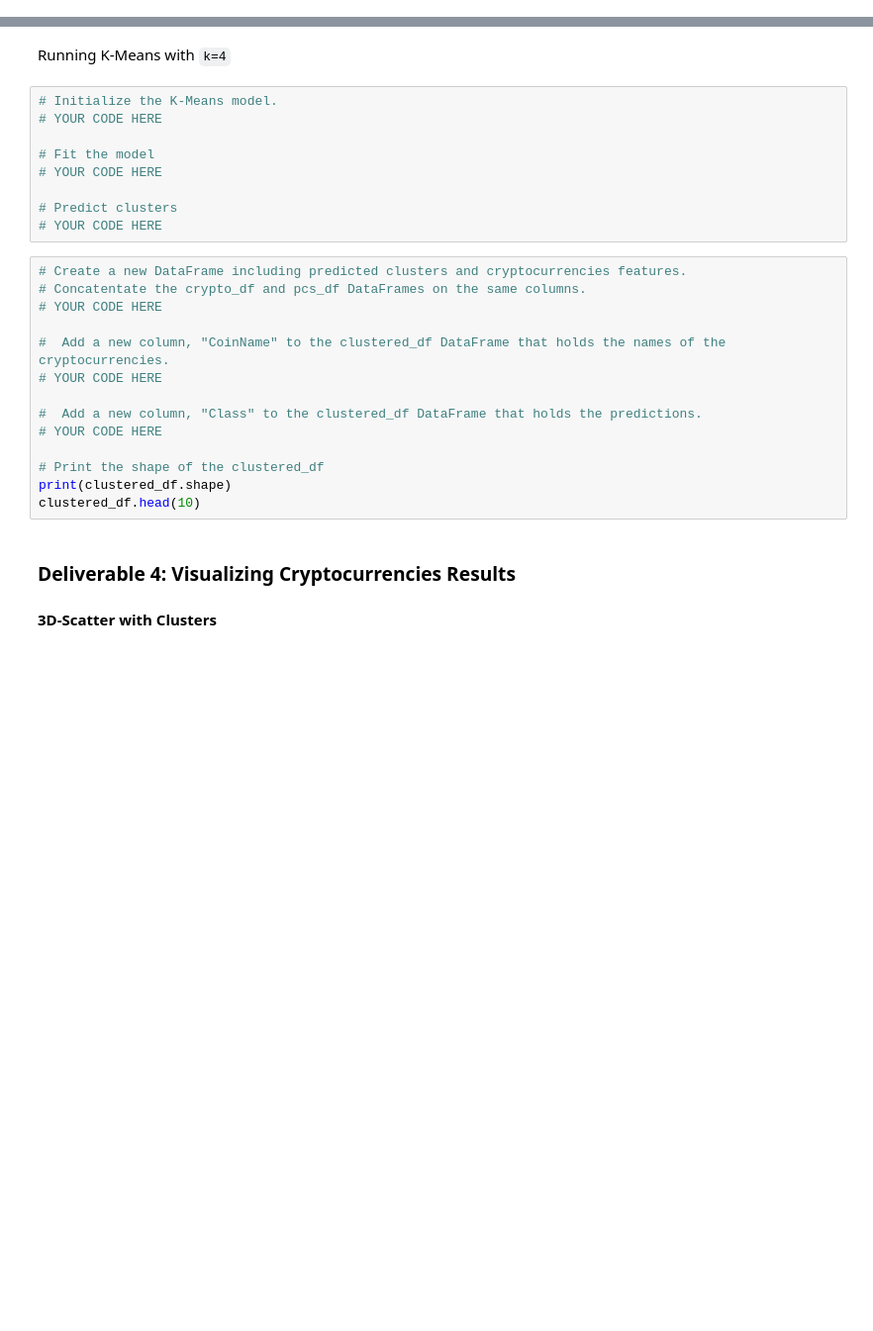
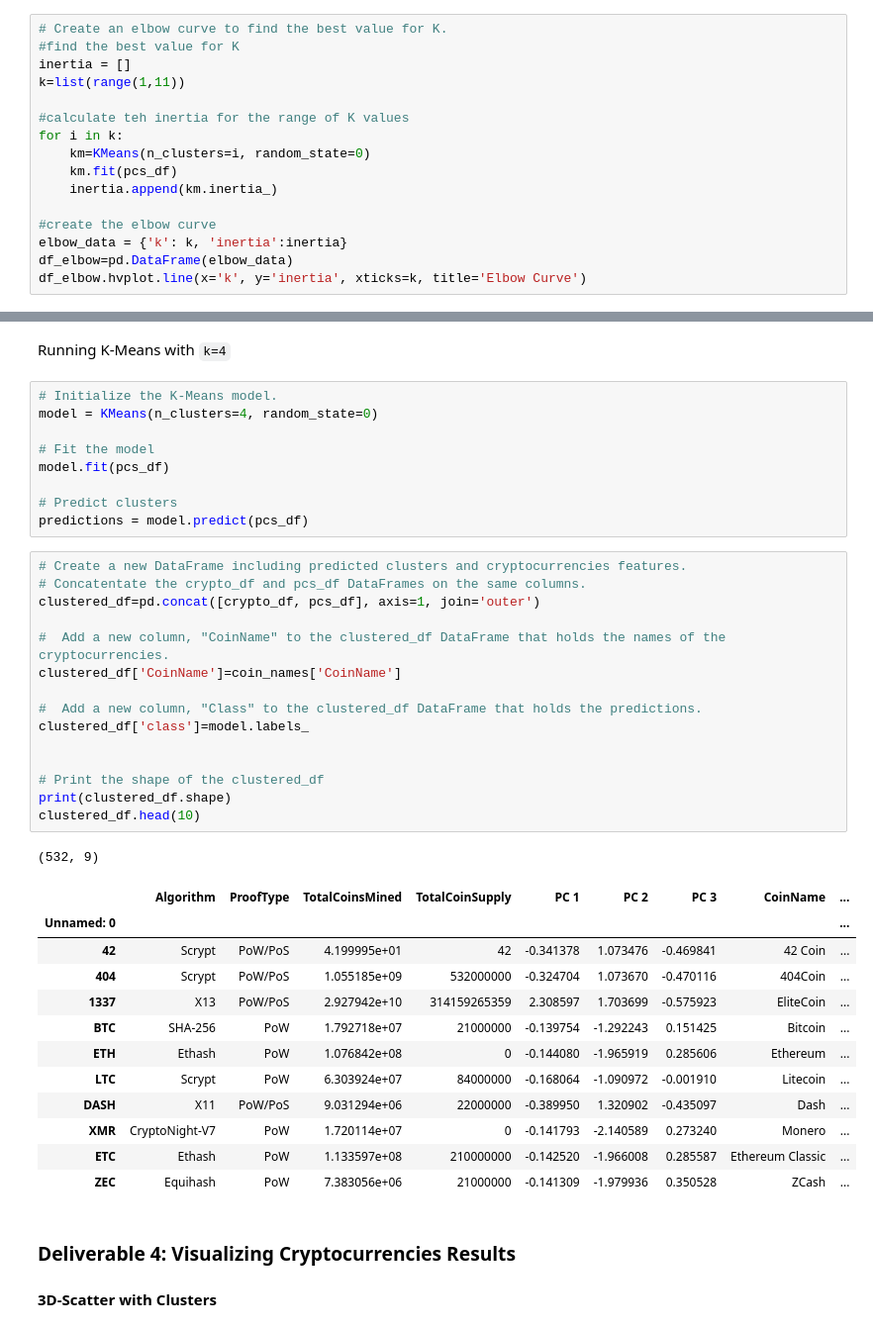
Before and after one commit to leah-braswell/Cryptocurrencies, a Jupyter notebook: crypto_clustering.ipynb, the cells around one changed output, grey strips where cells are left out. Shown at 99% size. Saved outputs shown, nothing was run; the diff lists cells and outputs as text; blank space fills up the shorter version.

```diff
--- a/crypto_clustering.ipynb
+++ b/crypto_clustering.ipynb
@@ -205,0 +203,16 @@ pcs_df.head()
+# %%
+# Create an elbow curve to find the best value for K.
+#find the best value for K
+inertia = []
+k=list(range(1,11))
+
+#calculate teh inertia for the range of K values
+for i in k:
+    km=KMeans(n_clusters=i, random_state=0)
+    km.fit(pcs_df)
+    inertia.append(km.inertia_)
+
+#create the elbow curve
+elbow_data = {'k': k, 'inertia':inertia}
+df_elbow=pd.DataFrame(elbow_data)
+df_elbow.hvplot.line(x='k', y='inertia', xticks=k, title='Elbow Curve')
@@ -207,27 +222,42 @@ pcs_df.head()
 Running K-Means with `k=4`
 # %%
 # Initialize the K-Means model.
-# YOUR CODE HERE
+model = KMeans(n_clusters=4, random_state=0)
 
 # Fit the model
-# YOUR CODE HERE
+model.fit(pcs_df)
 
 # Predict clusters
-# YOUR CODE HERE
+predictions = model.predict(pcs_df)
 # %%
 # Create a new DataFrame including predicted clusters and cryptocurrencies features.
 # Concatentate the crypto_df and pcs_df DataFrames on the same columns.
-# YOUR CODE HERE
+clustered_df=pd.concat([crypto_df, pcs_df], axis=1, join='outer')
 
 #  Add a new column, "CoinName" to the clustered_df DataFrame that holds the names of the cryptocurrencies.
-# YOUR CODE HERE
+clustered_df['CoinName']=coin_names['CoinName']
 
 #  Add a new column, "Class" to the clustered_df DataFrame that holds the predictions.
-# YOUR CODE HERE
+clustered_df['class']=model.labels_
+
 
 # Print the shape of the clustered_df
 print(clustered_df.shape)
 clustered_df.head(10)
+# %% [output]
+(532, 9)
+|  | Algorithm | ProofType | TotalCoinsMined | TotalCoinSupply | PC 1 | PC 2 | PC 3 | CoinName | ... |
+| Unnamed: 0 |  |  |  |  |  |  |  |  | ... |
+| 42 | Scrypt | PoW/PoS | 4.199995e+01 | 42 | -0.341378 | 1.073476 | -0.469841 | 42 Coin | ... |
+| 404 | Scrypt | PoW/PoS | 1.055185e+09 | 532000000 | -0.324704 | 1.073670 | -0.470116 | 404Coin | ... |
+| 1337 | X13 | PoW/PoS | 2.927942e+10 | 314159265359 | 2.308597 | 1.703699 | -0.575923 | EliteCoin | ... |
+| BTC | SHA-256 | PoW | 1.792718e+07 | 21000000 | -0.139754 | -1.292243 | 0.151425 | Bitcoin | ... |
+| ETH | Ethash | PoW | 1.076842e+08 | 0 | -0.144080 | -1.965919 | 0.285606 | Ethereum | ... |
+| LTC | Scrypt | PoW | 6.303924e+07 | 84000000 | -0.168064 | -1.090972 | -0.001910 | Litecoin | ... |
+| DASH | X11 | PoW/PoS | 9.031294e+06 | 22000000 | -0.389950 | 1.320902 | -0.435097 | Dash | ... |
+| XMR | CryptoNight-V7 | PoW | 1.720114e+07 | 0 | -0.141793 | -2.140589 | 0.273240 | Monero | ... |
+| ETC | Ethash | PoW | 1.133597e+08 | 210000000 | -0.142520 | -1.966008 | 0.285587 | Ethereum Classic | ... |
+| ZEC | Equihash | PoW | 7.383056e+06 | 21000000 | -0.141309 | -1.979936 | 0.350528 | ZCash | ... |
 # %% [markdown]
 ### Deliverable 4: Visualizing Cryptocurrencies Results
 
```
Also changed, not shown: parts of 2 cells of this notebook.
